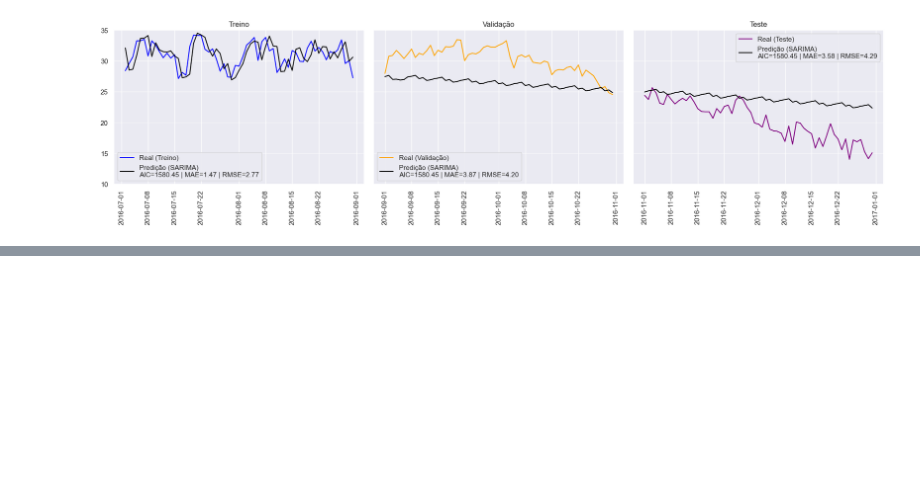
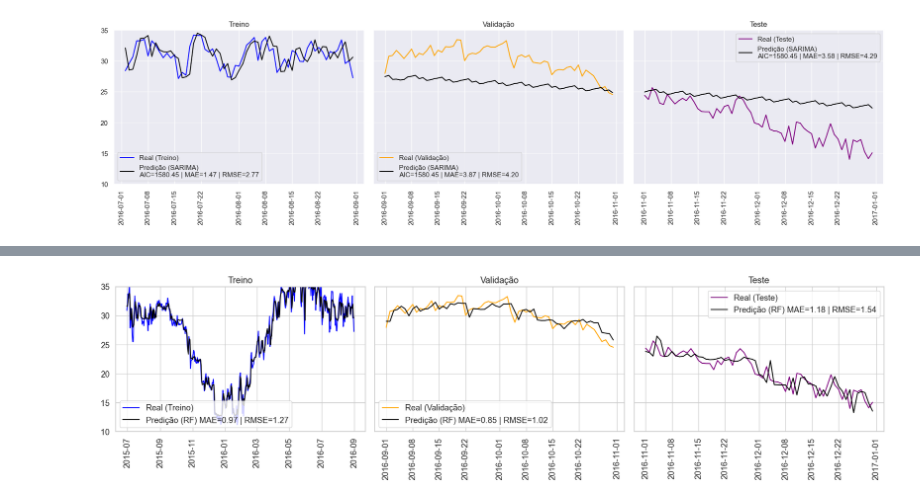
Before and after one commit to leonardovargas10/Modelo_Forecasting_Temperature-, a Jupyter notebook: Modelo_Forecasting.ipynb, the cells around one changed output, grey strips where cells are left out. Drawn from its saved outputs; the diff is of its cells as text; code cells hidden in the pictures; blank space fills up the shorter version.

```diff
--- a/Modelo_Forecasting.ipynb
+++ b/Modelo_Forecasting.ipynb
@@ -1017,0 +1106,4 @@ plt.show()
+# %%
+x_train, y_train = separa_feature_target('meantemp', ['sample','date', 'year', 'meantemp', 'humidity', 'wind_speed', 'meanpressure', 'meantemp_log', 'meantemp_diff2', 'meantemp_log_diff2', 'meantemp_seasonal_diff'], df_model_train)
+x_valid, y_valid = separa_feature_target('meantemp', ['sample','date', 'year', 'meantemp', 'humidity', 'wind_speed', 'meanpressure', 'meantemp_log', 'meantemp_diff2', 'meantemp_log_diff2', 'meantemp_seasonal_diff'], df_model_valid)
+x_test, y_test = separa_feature_target('meantemp', ['sample','date', 'year', 'meantemp', 'humidity', 'wind_speed', 'meanpressure', 'meantemp_log', 'meantemp_diff2', 'meantemp_log_diff2', 'meantemp_seasonal_diff'], df_model_test)
@@ -1017,0 +1134,80 @@ plt.show()
+# %%
+features = ['meantemp_lag_d1', 'humidity_media_movel_m1',
+'meanpressure_media_movel_d3', 'wind_speed_media_movel_m1',
+'meanpressure_media_movel_m3', 'meanpressure_lag_m6',
+'meanpressure_media_movel_m6', 'meantemp_lag_d3',
+'humidity_lag_m3', 'humidity_lag_m1', 'meantemp_media_movel_m1',
+'meantemp_lag_m1', 'meantemp_lag_m6', 'wind_speed_lag_d2',
+'wind_speed_lag_m6', 'meanpressure_lag_m3',
+'humidity_media_movel_m3', 'wind_speed_media_movel_d3',
+'meantemp_lag_m3', 'humidity_lag_d3', 'humidity_media_movel_m6',
+'humidity_lag_d1', 'humidity_lag_m6', 'wind_speed_lag_m3',
+'wind_speed_lag_d3', 'humidity_lag_d2', 'meanpressure_lag_m1',
+'wind_speed_lag_d1', 'wind_speed_lag_m1']
+
+modelo_random_forest = RandomForestRegressor(
+    random_state=42,            # Semente aleatória para reproducibilidade dos resultados
+    criterion='squared_error',       # Critério usado para medir a qualidade de uma divisão
+    n_estimators=50,           # Número de árvores na floresta (equivalente ao n_estimators no XGBoost)
+    max_depth = 4,                # Profundidade máxima de cada árvore
+    bootstrap=True               # Se deve ou não amostrar com substituição ao construir árvores
+    )
+
+modelo_random_forest.fit(x_train[features], y_train)
+
+# ==================== TREINO ====================
+pred_train = modelo_random_forest.predict(df_model_train[features])
+
+mae_train = mean_absolute_error(df_model_train['meantemp'], pred_train)
+rmse_train = np.sqrt(mean_squared_error(df_model_train['meantemp'], pred_train))
+
+# ==================== VALIDAÇÃO ====================
+pred_valid = modelo_random_forest.predict(df_model_valid[features])
+
+mae_valid = mean_absolute_error(df_model_valid['meantemp'], pred_valid)
+rmse_valid = np.sqrt(mean_squared_error(df_model_valid['meantemp'], pred_valid))
+
+# ==================== TESTE ====================
+pred_test = modelo_random_forest.predict(df_model_test[features])
+
+mae_test = mean_absolute_error(df_model_test['meantemp'], pred_test)
+rmse_test = np.sqrt(mean_squared_error(df_model_test['meantemp'], pred_test))
+
+
+# ==================== PLOT ====================
+fig, axes = plt.subplots(ncols=3, figsize=(18, 5), sharey=True)
+
+# TREINO
+legend_train = f'Predição (RF) MAE={mae_train:.2f} | RMSE={rmse_train:.2f}'
+axes[0].plot(df_model_train['date'], df_model_train['meantemp'], label='Real (Treino)', color='blue')
+axes[0].plot(df_model_train['date'], pred_train, label=legend_train, color='black')
+axes[0].set_title('Treino')
+axes[0].legend()
+axes[0].set_ylim(0, 40)
+axes[0].tick_params(axis='x', rotation=90)
+axes[0].grid(True)
+
+# VALIDAÇÃO
+legend_val = f'Predição (RF) MAE={mae_valid:.2f} | RMSE={rmse_valid:.2f}'
+axes[1].plot(df_model_valid['date'], df_model_valid['meantemp'], label='Real (Validação)', color='orange')
+axes[1].plot(df_model_valid['date'], pred_valid, label=legend_val, color='black')
+axes[1].set_title('Validação')
+axes[1].legend()
+axes[1].set_ylim(0, 40)
+axes[1].tick_params(axis='x', rotation=90)
+axes[1].grid(True)
+
+# TESTE
+legend_test = f'Predição (RF) MAE={mae_test:.2f} | RMSE={rmse_test:.2f}'
+axes[2].plot(df_model_test['date'], df_model_test['meantemp'], label='Real (Teste)', color='purple')
+axes[2].plot(df_model_test['date'], pred_test, label=legend_test, color='black')
+axes[2].set_title('Teste')
+axes[2].legend()
+axes[2].set_ylim(10, 35)
+axes[2].tick_params(axis='x', rotation=90)
+axes[2].grid(True)
+
+plt.tight_layout()
+plt.show()
+# %% [output]
+[figure, added]
```
Also changed, not shown: parts of 9 cells of this notebook.
